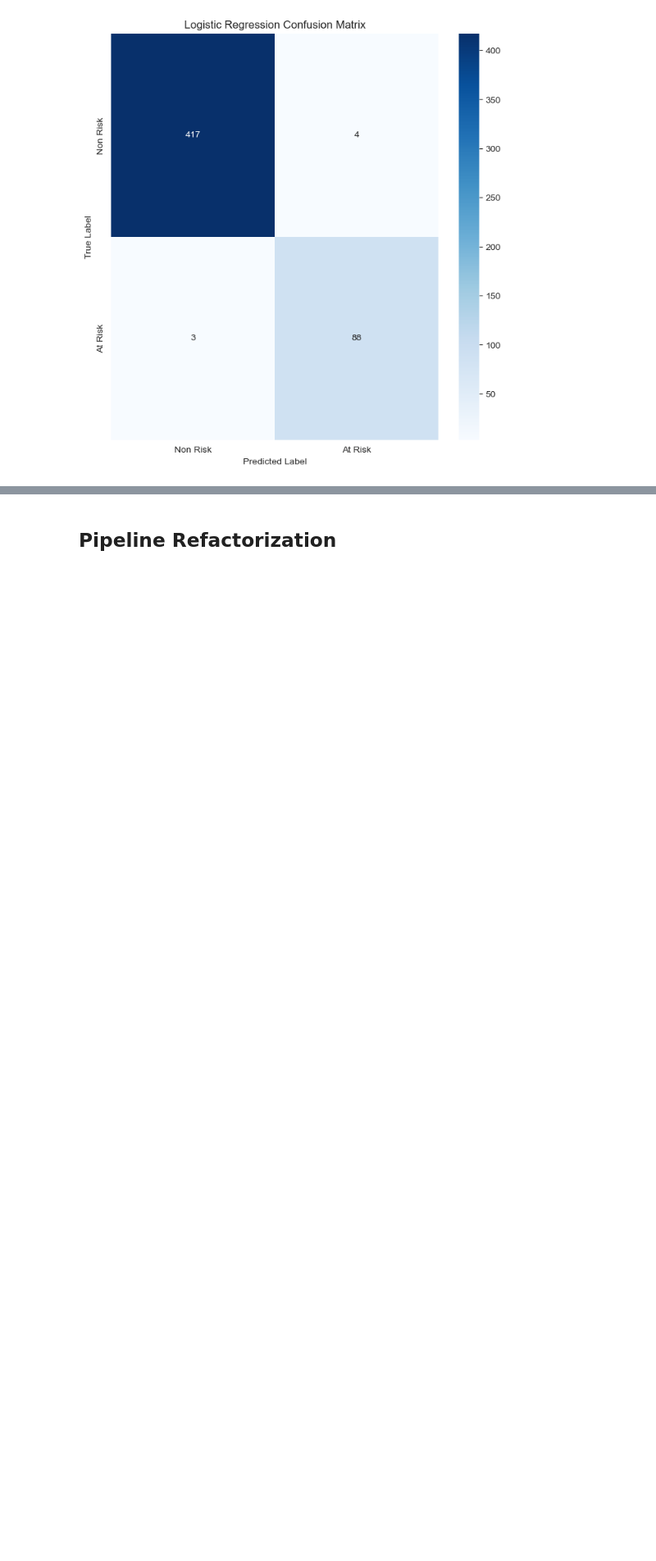
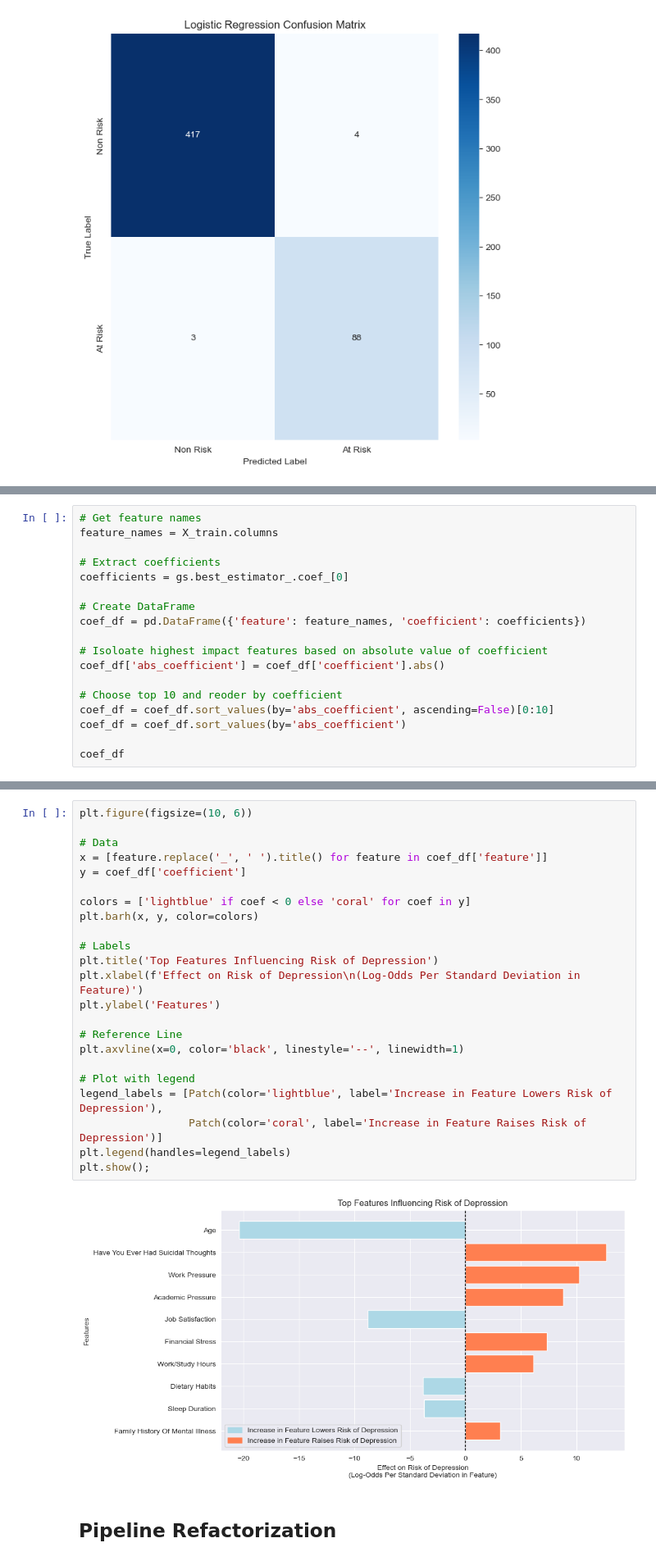
Before and after one commit to elijahlopez94/depression_survey_analysis, a Jupyter notebook: ml.ipynb, the cells around one changed output, grey strips where cells are left out. Shown at 82% size. Cells and saved outputs as stored; diff of their text form; blank space fills up the shorter version.

Commit message:
Created visualization highlighting the effects of features on depression risk.

```diff
--- a/ml.ipynb
+++ b/ml.ipynb
@@ -367,0 +373,18 @@ plt.show();
+# %%
+# Get feature names
+feature_names = X_train.columns
+
+# Extract coefficients
+coefficients = gs.best_estimator_.coef_[0]
+
+# Create DataFrame
+coef_df = pd.DataFrame({'feature': feature_names, 'coefficient': coefficients})
+
+# Isoloate highest impact features based on absolute value of coefficient
+coef_df['abs_coefficient'] = coef_df['coefficient'].abs()
+
+# Choose top 10 and reoder by coefficient
+coef_df = coef_df.sort_values(by='abs_coefficient', ascending=False)[0:10]
+coef_df = coef_df.sort_values(by='abs_coefficient')
+
+coef_df
@@ -368,3 +405,28 @@ plt.show();
+# %%
+plt.figure(figsize=(10, 6))
+
+# Data
+x = [feature.replace('_', ' ').title() for feature in coef_df['feature']]
+y = coef_df['coefficient']
+
+colors = ['lightblue' if coef < 0 else 'coral' for coef in y]
+plt.barh(x, y, color=colors)
+
+# Labels
+plt.title('Top Features Influencing Risk of Depression')
+plt.xlabel(f'Effect on Risk of Depression\n(Log-Odds Per Standard Deviation in Feature)')
+plt.ylabel('Features')
+
+# Reference Line
+plt.axvline(x=0, color='black', linestyle='--', linewidth=1)
+
+# Plot with legend
+legend_labels = [Patch(color='lightblue', label='Increase in Feature Lowers Risk of Depression'),
+                 Patch(color='coral', label='Increase in Feature Raises Risk of Depression')]
+plt.legend(handles=legend_labels)
+plt.show();
+# %% [output]
+[figure, added]
 # %% [markdown]
 ## Pipeline Refactorization
 # %% [markdown]
```
Also changed, not shown: parts of 21 cells of this notebook, 1 other file.
